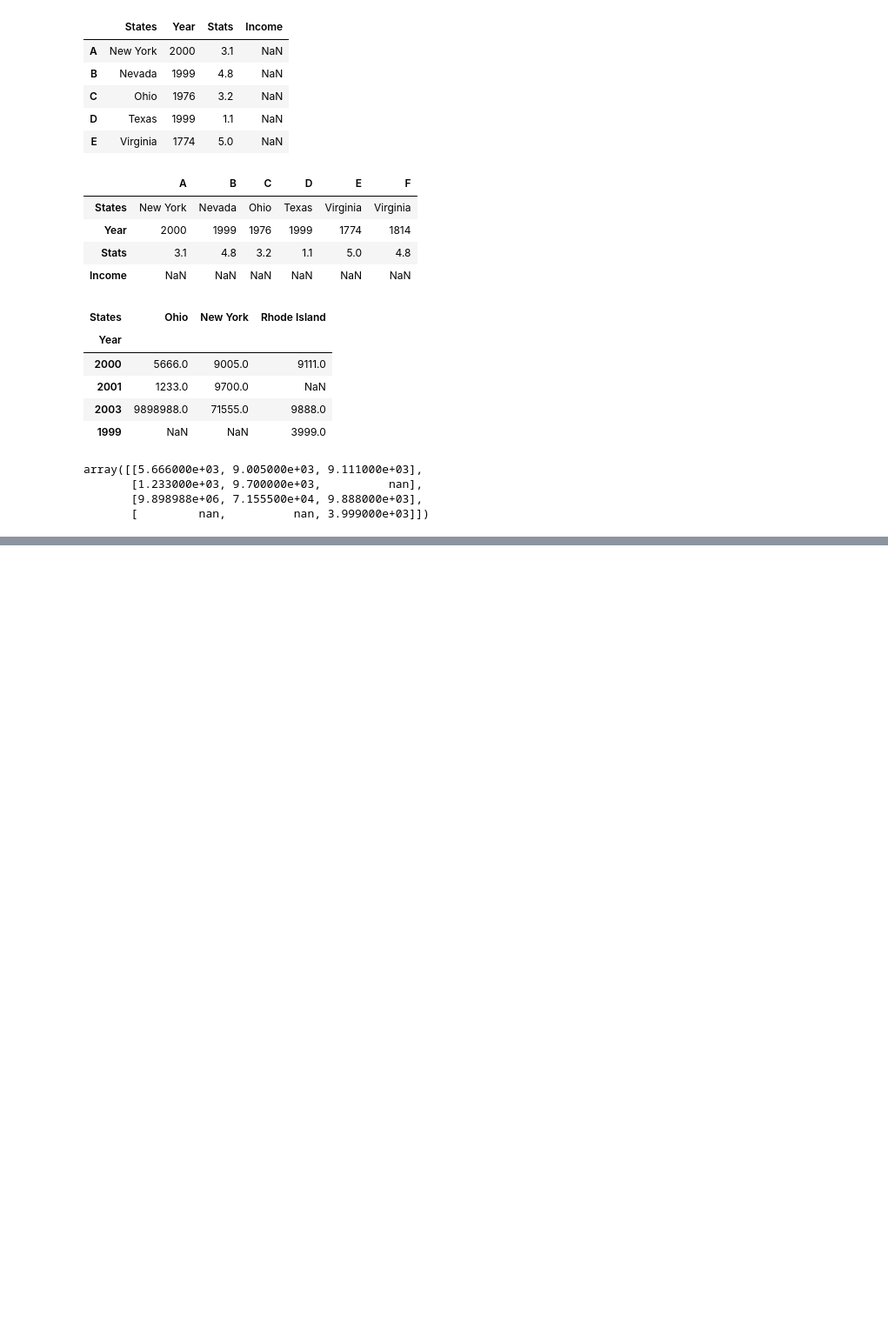
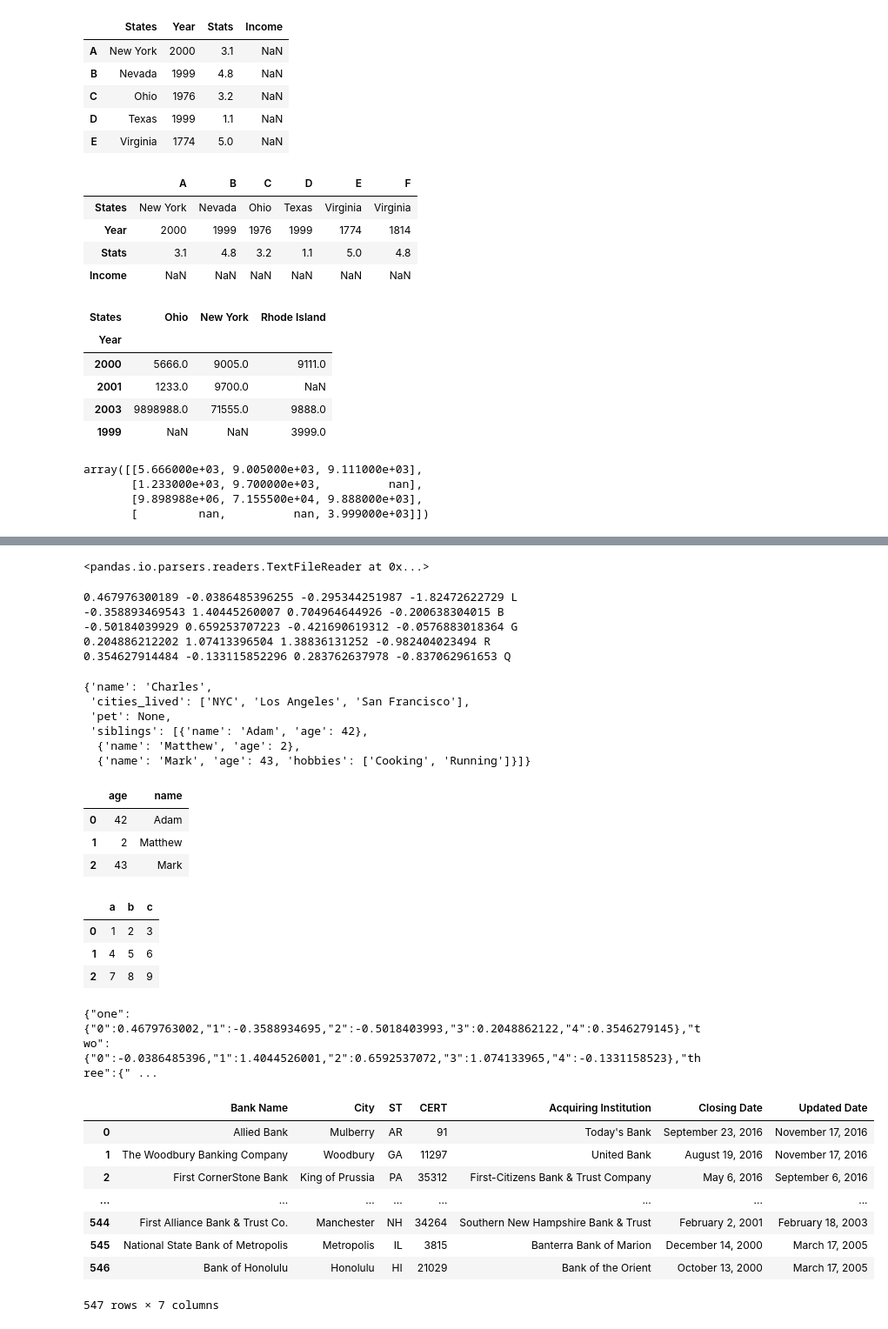
Before and after one commit to Jerrely1618/Data-Wrangling, a Jupyter notebook: Data_Wrangling_Notebook.ipynb, the cells around one changed output, grey strips where cells are left out. Shown: that part at 87% size. Saved outputs shown, nothing was run; the diff lists cells and outputs as text; code cells hidden in the pictures; blank space fills up the shorter version.

```diff
--- a/Data_Wrangling_Notebook.ipynb
+++ b/Data_Wrangling_Notebook.ipynb
@@ -327,0 +436,3 @@ array([[5.666000e+03, 9.005000e+03, 9.111000e+03],
+# %%
+pd.options.display.max_rows=6
+price
@@ -327,0 +450,69 @@ array([[5.666000e+03, 9.005000e+03, 9.111000e+03],
+# %%
+Parse = pd.read_csv("examples/ex6.csv",nrows=4,chunksize=1000)
+Parse
+# %% [output]
+<pandas.io.parsers.readers.TextFileReader at 0x...>
+# %%
+import sys
+creat = pd.read_csv("examples/ex6.csv",nrows = 5)
+creat.to_csv(sys.stdout,sep=" ",index=False,header=False)
+# %% [output]
+0.467976300189 -0.0386485396255 -0.295344251987 -1.82472622729 L
+-0.358893469543 1.40445260007 0.704964644926 -0.200638304015 B
+-0.50184039929 0.659253707223 -0.421690619312 -0.0576883018364 G
+0.204886212202 1.07413396504 1.38836131252 -0.982404023494 R
+0.354627914484 -0.133115852296 0.283762637978 -0.837062961653 Q
+# %%
+obj = """
+{
+    "name" : "Charles",
+    "cities_lived" : ["NYC","Los Angeles","San Francisco"],
+    "pet":null,
+    "siblings":[
+        {"name":"Adam", "age":42},
+        {"name":"Matthew", "age":2},
+        {"name":"Mark", "age":43,"hobbies":["Cooking","Running"]}
+        ]
+}
+"""
+res = json.loads(obj)
+res
+# %% [output]
+{'name': 'Charles',
+ 'cities_lived': ['NYC', 'Los Angeles', 'San Francisco'],
+ 'pet': None,
+ 'siblings': [{'name': 'Adam', 'age': 42},
+  {'name': 'Matthew', 'age': 2},
+  {'name': 'Mark', 'age': 43, 'hobbies': ['Cooking', 'Running']}]}
+# %%
+siblings = pd.DataFrame(res["siblings"],columns=["age","name"])
+siblings
+# %% [output]
+|  | age | name |
+| 0 | 42 | Adam |
+| 1 | 2 | Matthew |
+| 2 | 43 | Mark |
+# %%
+pd.read_json("examples/example.json")
+# %% [output]
+|  | a | b | c |
+| 0 | 1 | 2 | 3 |
+| 1 | 4 | 5 | 6 |
+| 2 | 7 | 8 | 9 |
+# %%
+creat.to_json(sys.stdout)
+# %% [output]
+{"one":{"0":0.4679763002,"1":-0.3588934695,"2":-0.5018403993,"3":0.2048862122,"4":0.3546279145},"two":{"0":-0.0386485396,"1":1.4044526001,"2":0.6592537072,"3":1.074133965,"4":-0.1331158523},"three":{" ...
+# %%
+failures = pd.read_html("examples/fdic_failed_bank_list.html")[0]
+failures
+# %% [output]
+|  | Bank Name | City | ST | CERT | Acquiring Institution | Closing Date | Updated Date |
+| 0 | Allied Bank | Mulberry | AR | 91 | Today's Bank | September 23, 2016 | November 17, 2016 |
+| 1 | The Woodbury Banking Company | Woodbury | GA | 11297 | United Bank | August 19, 2016 | November 17, 2016 |
+| 2 | First CornerStone Bank | King of Prussia | PA | 35312 | First-Citizens Bank & Trust Company | May 6, 2016 | September 6, 2016 |
+| ... | ... | ... | ... | ... | ... | ... | ... |
+| 544 | First Alliance Bank & Trust Co. | Manchester | NH | 34264 | Southern New Hampshire Bank & Trust | February 2, 2001 | February 18, 2003 |
+| 545 | National State Bank of Metropolis | Metropolis | IL | 3815 | Banterra Bank of Marion | December 14, 2000 | March 17, 2005 |
+| 546 | Bank of Honolulu | Honolulu | HI | 21029 | Bank of the Orient | October 13, 2000 | March 17, 2005 |
+547 rows × 7 columns
```
Also changed, not shown: parts of 14 cells of this notebook.
